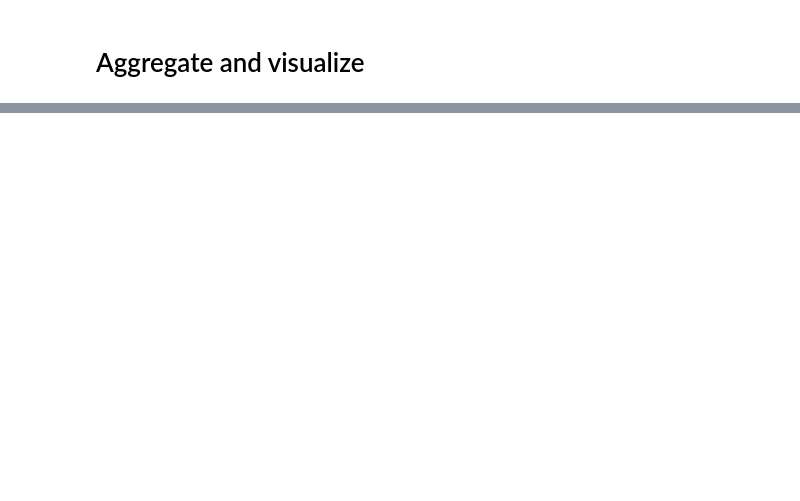
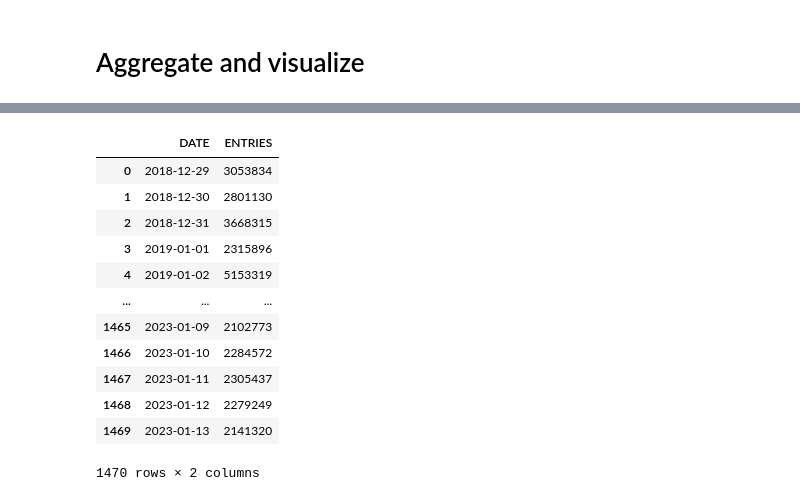
Before and after one commit to druce/MTA, a Jupyter notebook: MTA-DuckDB.ipynb, the cells around one changed output, grey strips where cells are left out. Saved outputs shown, nothing was run; the diff lists cells and outputs as text; code cells hidden in the pictures; blank space fills up the shorter version.

```diff
--- a/MTA-DuckDB.ipynb
+++ b/MTA-DuckDB.ipynb
@@ -504,3 +690,25 @@ order by date;
+# %%
+con.execute("""
+select DATE, sum(ENTRIES) ENTRIES from mta
+group by DATE
+order by DATE
+""")
+df = pd.DataFrame(con.fetchall(), columns=['DATE', 'ENTRIES'])
+df
+# %% [output]
+|  | DATE | ENTRIES |
+| 0 | 2018-12-29 | 3053834 |
+| 1 | 2018-12-30 | 2801130 |
+| 2 | 2018-12-31 | 3668315 |
+| 3 | 2019-01-01 | 2315896 |
+| 4 | 2019-01-02 | 5153319 |
+| ... | ... | ... |
+| 1465 | 2023-01-09 | 2102773 |
+| 1466 | 2023-01-10 | 2284572 |
+| 1467 | 2023-01-11 | 2305437 |
+| 1468 | 2023-01-12 | 2279249 |
+| 1469 | 2023-01-13 | 2141320 |
+1470 rows × 2 columns
 # %%
 
 df["rolling"] = df['ENTRIES'].rolling(7).sum()/7/1000000
```
Also changed, not shown: parts of 76 cells of this notebook, 13 other files.
